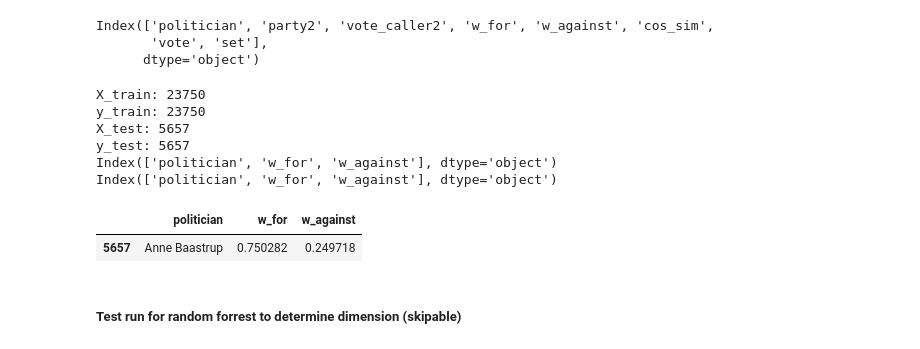
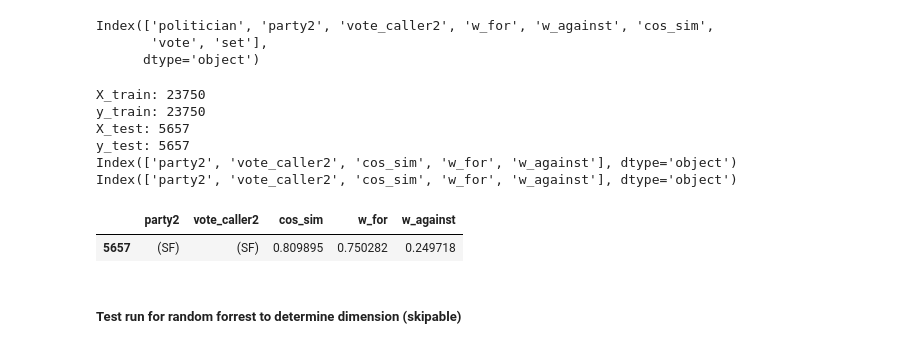
Before and after one commit to jonahank/Vote-Prediction-Model, a Jupyter notebook: vote_predictor/VP/pipeline_v1.ipynb, the cells around one changed output. Cells and saved outputs as stored; diff of their text form; code cells hidden in the pictures.

```diff
--- a/vote_predictor/VP/pipeline_v1.ipynb
+++ b/vote_predictor/VP/pipeline_v1.ipynb
@@ -558,25 +558,25 @@ Index(['politician', 'party2', 'vote_caller2', 'w_for', 'w_against', 'cos_sim',
       dtype='object')
 # %%
 ## Select the X_train variables here. See possibilities above
-X_train = X_train[["politician","w_for", "w_against"]]
+X_train = X_train[["party2", "vote_caller2", "cos_sim", "w_for", "w_against"]]
 X_test = X_test[X_train.columns]
 print("X_train:",len(X_train))
 print("y_train:",len(y_train))
 print("X_test:",len(X_test))
 print("y_test:",len(y_test))
 print(X_train.columns)
 print(X_test.columns)
 X_test.head(2)
 X_train.head(1)
 # %% [output]
 X_train: 23750
 y_train: 23750
 X_test: 5657
 y_test: 5657
-Index(['politician', 'w_for', 'w_against'], dtype='object')
-Index(['politician', 'w_for', 'w_against'], dtype='object')
+Index(['party2', 'vote_caller2', 'cos_sim', 'w_for', 'w_against'], dtype='object')
+Index(['party2', 'vote_caller2', 'cos_sim', 'w_for', 'w_against'], dtype='object')
-|  | politician | w_for | w_against |
-| 5657 | Anne Baastrup | 0.750282 | 0.249718 |
+|  | party2 | vote_caller2 | cos_sim | w_for | w_against |
+| 5657 | (SF) | (SF) | 0.809895 | 0.750282 | 0.249718 |
 # %% [markdown]
 ##### Test run for random forrest to determine dimension (skipable)
 # %%
```
Also changed, not shown: parts of 6 cells of this notebook.
